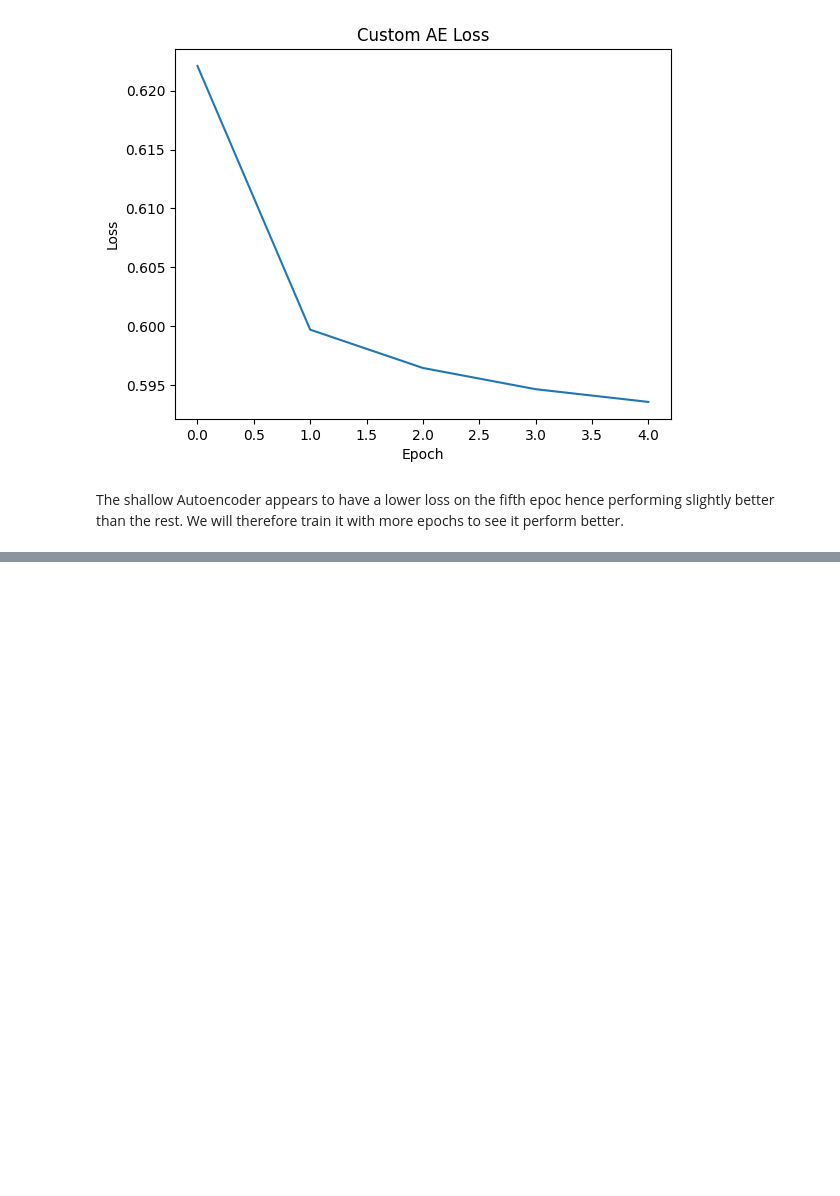
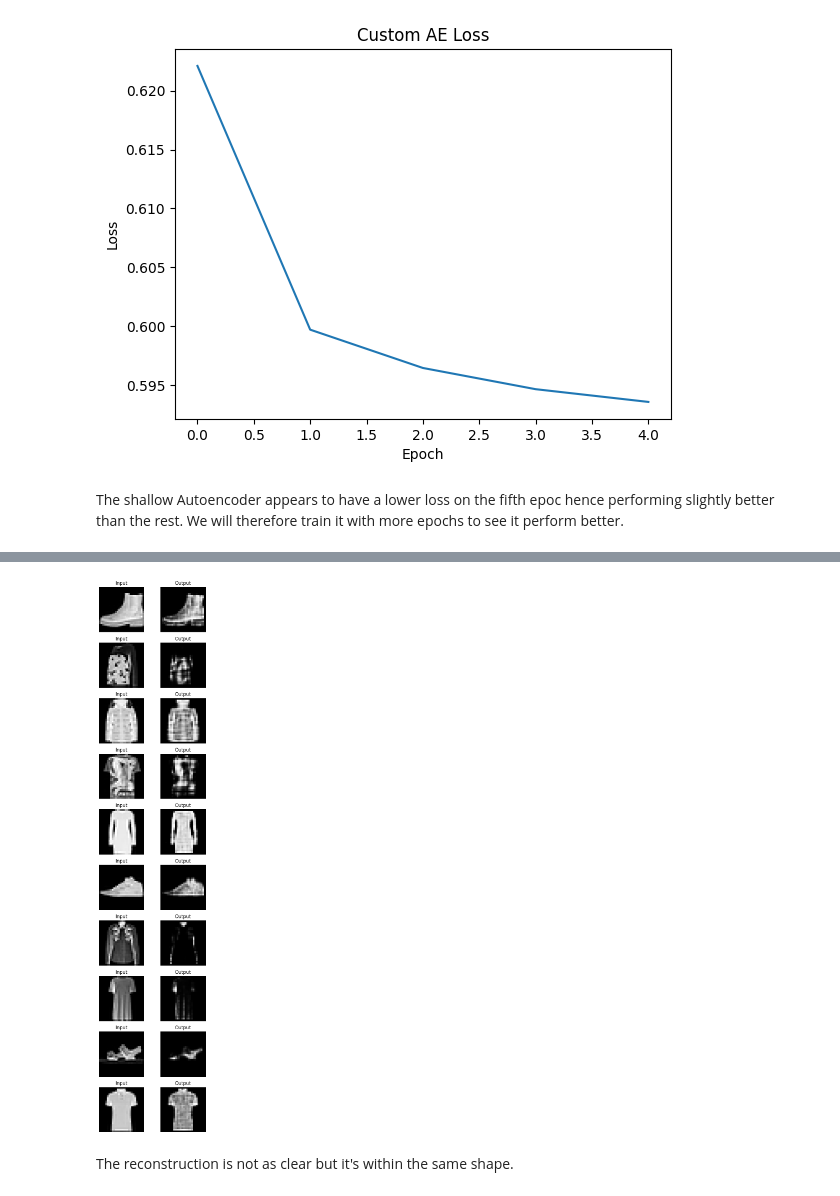
Before and after one commit to MachukaJoy/autoencoders_clothes_design, a Jupyter notebook: autoencoders_clothes.ipynb, the cells around one changed output, grey strips where cells are left out. Drawn from its saved outputs; the diff is of its cells as text; code cells hidden in the pictures; blank space fills up the shorter version.

```diff
--- a/autoencoders_clothes.ipynb
+++ b/autoencoders_clothes.ipynb
@@ -174,0 +253,29 @@ We will therefore train it with more epochs to see it perform better.
+# %%
+def visualize_reconstructions(model, testloader, n=10):
+    model.eval()
+    inputs, _ = next(iter(testloader))
+    inputs = inputs.view(inputs.size(0), -1)
+    outputs = model(inputs).view(-1, 1, 28, 28)
+
+    inputs = inputs.view(-1, 1, 28, 28).detach().numpy()
+    outputs = outputs.detach().numpy()
+
+    fig, axes = plt.subplots(n, 2, figsize=(5, n * 2))
+    for i in range(n):
+        axes[i, 0].imshow(inputs[i].squeeze(), cmap='gray')
+        axes[i, 0].set_title("Input")
+        axes[i, 0].axis("off")
+
+        axes[i, 1].imshow(outputs[i].squeeze(), cmap='gray')
+        axes[i, 1].set_title("Output")
+        axes[i, 1].axis("off")
+
+    plt.tight_layout()
+    plt.show()
+
+# Visualize reconstructions
+visualize_reconstructions(shallow_ae, testloader)
+# %% [output]
+[figure, added]
+# %% [markdown]
+The reconstruction is not as clear but it's within the same shape.
```
Also changed, not shown: parts of 2 cells of this notebook.
